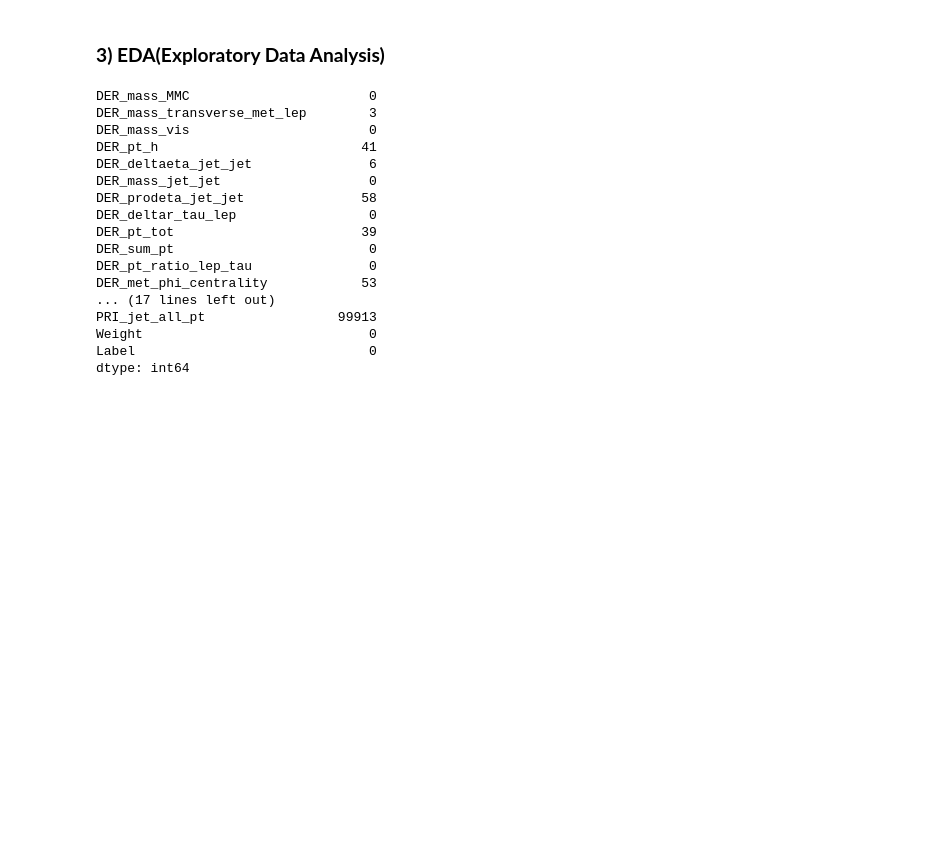
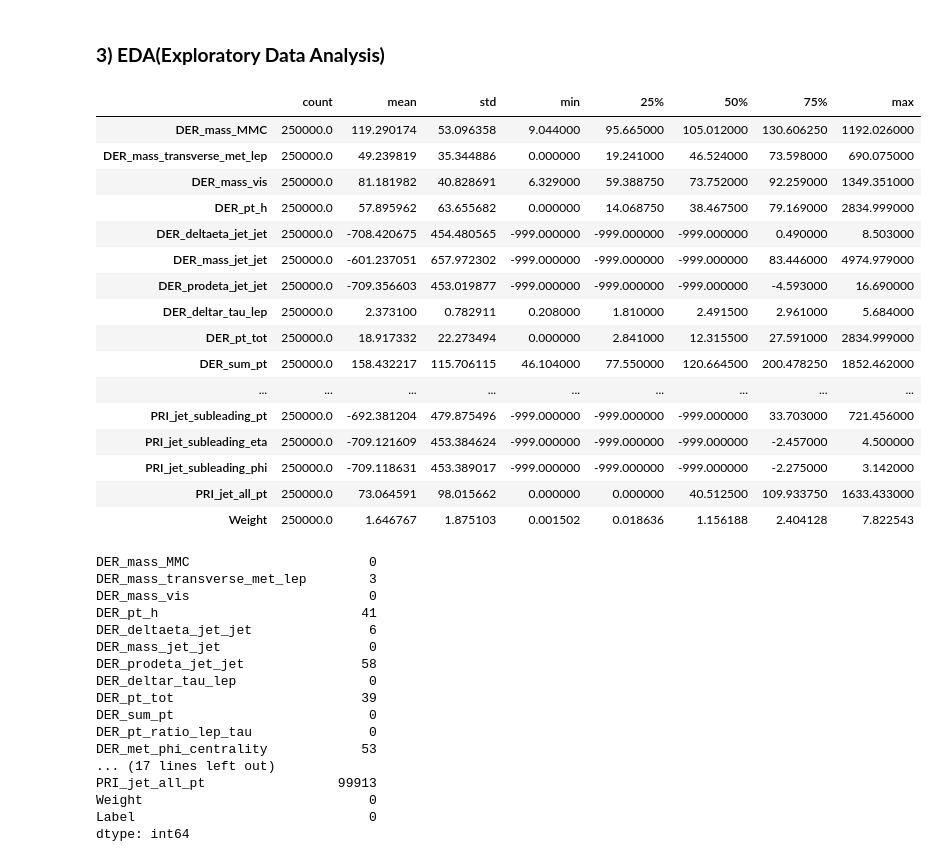
Before and after one commit to sureshmecad/Higgs-Boson-Decay-TMLC, a Jupyter notebook: 3_Higgs_Boson_Final.ipynb, the cells around one changed output. Saved outputs shown, nothing was run; the diff lists cells and outputs as text; code cells hidden in the pictures; blank space fills up the shorter version.

```diff
--- a/3_Higgs_Boson_Final.ipynb
+++ b/3_Higgs_Boson_Final.ipynb
@@ -180,6 +209,26 @@ memory usage: 62.9+ MB
 ### **3) EDA(Exploratory Data Analysis)**
 # %%
 Higgs.drop('EventId', axis=1, inplace=True)
+# %%
+Higgs.describe().T
+# %% [output]
+|  | count | mean | std | min | 25% | 50% | 75% | max |
+| DER_mass_MMC | 250000.0 | 119.290174 | 53.096358 | 9.044000 | 95.665000 | 105.012000 | 130.606250 | 1192.026000 |
+| DER_mass_transverse_met_lep | 250000.0 | 49.239819 | 35.344886 | 0.000000 | 19.241000 | 46.524000 | 73.598000 | 690.075000 |
+| DER_mass_vis | 250000.0 | 81.181982 | 40.828691 | 6.329000 | 59.388750 | 73.752000 | 92.259000 | 1349.351000 |
+| DER_pt_h | 250000.0 | 57.895962 | 63.655682 | 0.000000 | 14.068750 | 38.467500 | 79.169000 | 2834.999000 |
+| DER_deltaeta_jet_jet | 250000.0 | -708.420675 | 454.480565 | -999.000000 | -999.000000 | -999.000000 | 0.490000 | 8.503000 |
+| DER_mass_jet_jet | 250000.0 | -601.237051 | 657.972302 | -999.000000 | -999.000000 | -999.000000 | 83.446000 | 4974.979000 |
+| DER_prodeta_jet_jet | 250000.0 | -709.356603 | 453.019877 | -999.000000 | -999.000000 | -999.000000 | -4.593000 | 16.690000 |
+| DER_deltar_tau_lep | 250000.0 | 2.373100 | 0.782911 | 0.208000 | 1.810000 | 2.491500 | 2.961000 | 5.684000 |
+| DER_pt_tot | 250000.0 | 18.917332 | 22.273494 | 0.000000 | 2.841000 | 12.315500 | 27.591000 | 2834.999000 |
+| DER_sum_pt | 250000.0 | 158.432217 | 115.706115 | 46.104000 | 77.550000 | 120.664500 | 200.478250 | 1852.462000 |
+| ... | ... | ... | ... | ... | ... | ... | ... | ... |
+| PRI_jet_subleading_pt | 250000.0 | -692.381204 | 479.875496 | -999.000000 | -999.000000 | -999.000000 | 33.703000 | 721.456000 |
+| PRI_jet_subleading_eta | 250000.0 | -709.121609 | 453.384624 | -999.000000 | -999.000000 | -999.000000 | -2.457000 | 4.500000 |
+| PRI_jet_subleading_phi | 250000.0 | -709.118631 | 453.389017 | -999.000000 | -999.000000 | -999.000000 | -2.275000 | 3.142000 |
+| PRI_jet_all_pt | 250000.0 | 73.064591 | 98.015662 | 0.000000 | 0.000000 | 40.512500 | 109.933750 | 1633.433000 |
+| Weight | 250000.0 | 1.646767 | 1.875103 | 0.001502 | 0.018636 | 1.156188 | 2.404128 | 7.822543 |
 # %%
 # will summarize the number of zeroes in each column
 (Higgs == 0).sum(axis=0)
```
Also changed, not shown: parts of 2 cells of this notebook.
